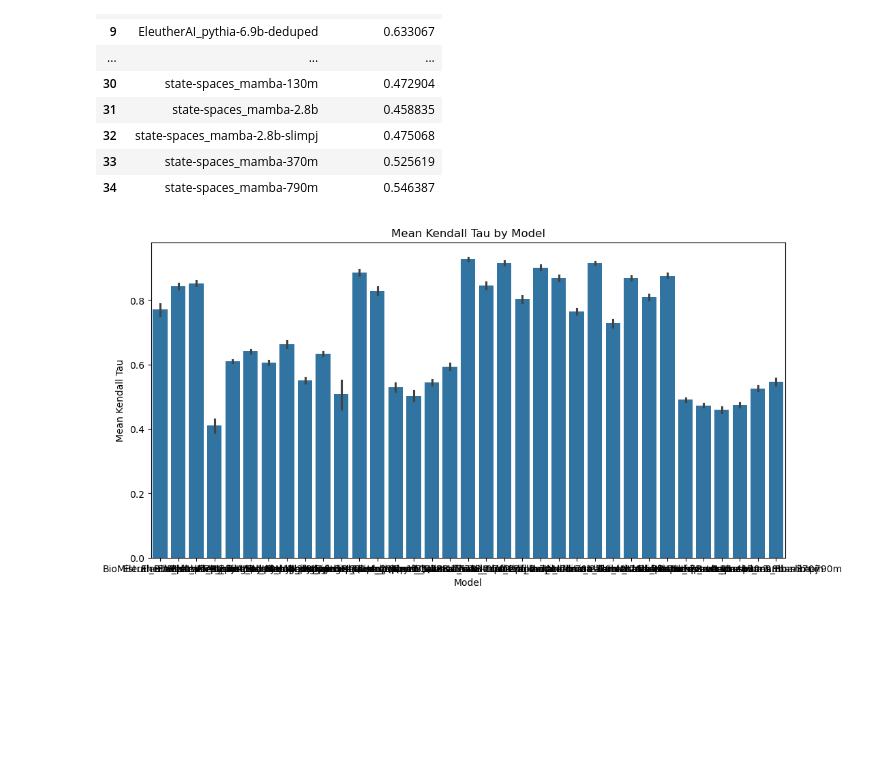
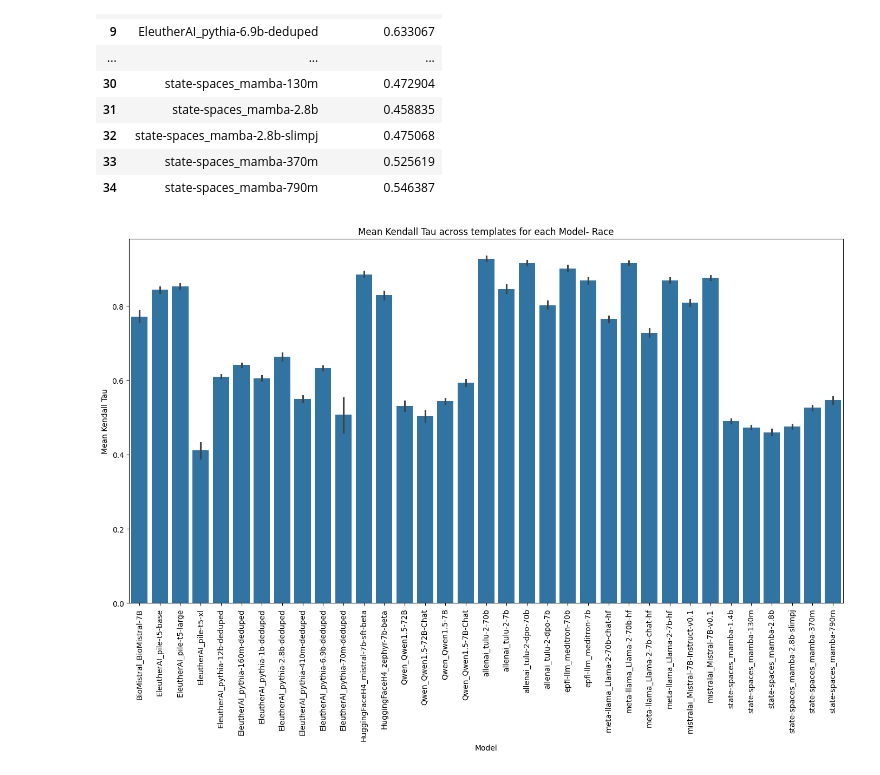
Before and after one commit to shan23chen/Cross-Care, a Jupyter notebook: propagation_eval/section2/template_robustness_evaluation.ipynb, the cells around one changed output. Saved outputs shown, nothing was run; the diff lists cells and outputs as text; code cells hidden in the pictures; blank space fills up the shorter version.

```diff
--- a/propagation_eval/section2/template_robustness_evaluation.ipynb
+++ b/propagation_eval/section2/template_robustness_evaluation.ipynb
@@ -532,11 +348,19 @@ mean_df
 # %%
 # plot Kendall tau for each model
 def plot_kendall_tau(df):
-    plt.figure(figsize=(12, 6))
+    plt.figure(figsize=(14, 10))  # Increase the width of the plot
     sns.barplot(x="Model", y="Mean Kendall Tau", data=df)
-    plt.title("Mean Kendall Tau by Model")
+    plt.title("Mean Kendall Tau across templates for each Model- Race")
+    plt.xticks(rotation=90)
+    plt.tight_layout()  # Adjust layout to prevent overlapping
+
+    plt.savefig(
+        f"../../logits_results/hf/output_pile/{demographic}_{language}_template_kt.png",
+        bbox_inches="tight",
+    )  # Save with tight bounding box
     plt.show()
 
+
 plot_kendall_tau(result_df)
 # %% [output]
-[figure, old version]
+[figure, new version]
```
Also changed, not shown: parts of 14 cells of this notebook, 2 other files.
